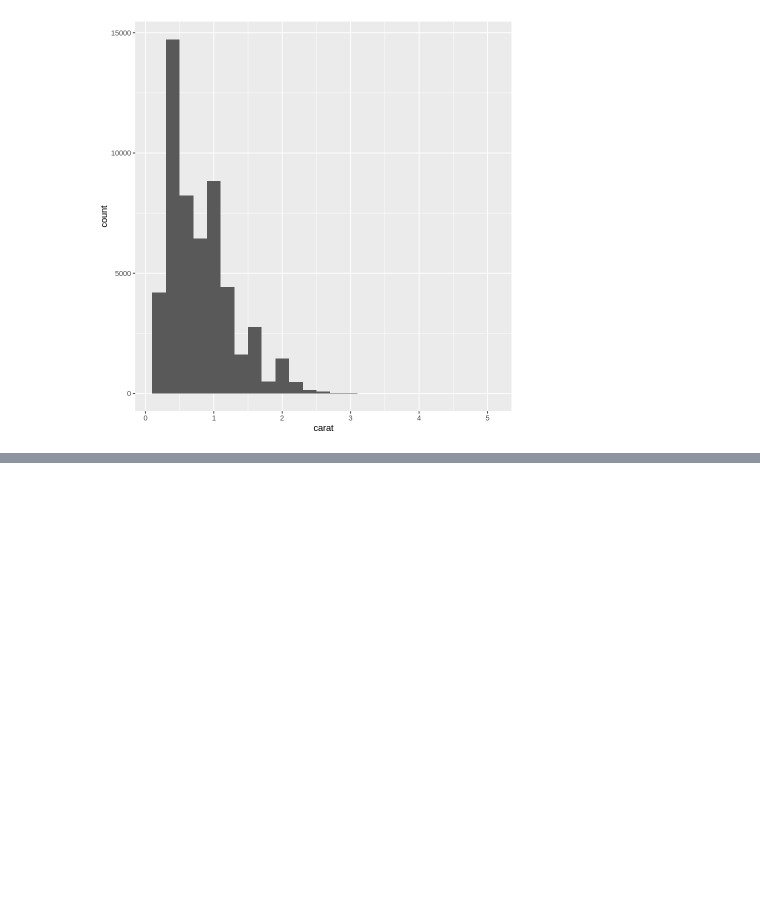
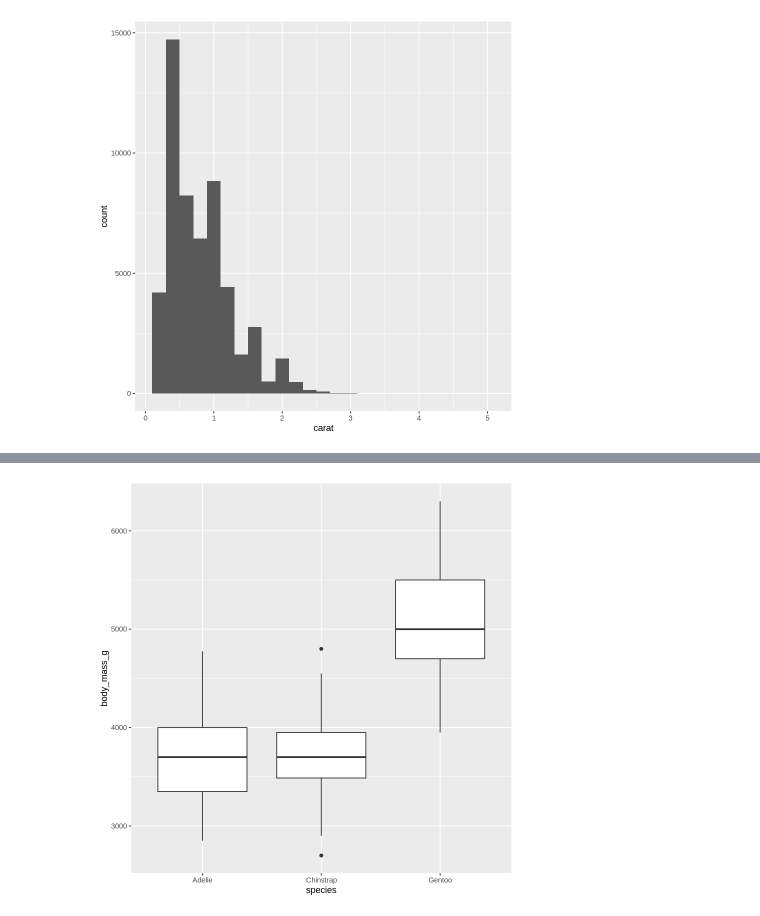
Before and after one commit to khuongduying/dataviz, a Jupyter notebook: DataViz_1.ipynb, the cells around one changed output, grey strips where cells are left out. Saved outputs shown, nothing was run; the diff lists cells and outputs as text; code cells hidden in the pictures; blank space fills up the shorter version.

```diff
--- a/DataViz_1.ipynb
+++ b/DataViz_1.ipynb
@@ -457,0 +472,4 @@ ggplot(diamonds, aes(x=carat)) + geom_histogram(binwidth=0.2)
+# %%
+ggplot(penguins, aes(x = species, y = body_mass_g)) +
+  geom_boxplot()
+# %% [output]
@@ -457,0 +478 @@ ggplot(diamonds, aes(x=carat)) + geom_histogram(binwidth=0.2)
+[figure, added]
```
Also changed, not shown: parts of 22 cells of this notebook.
